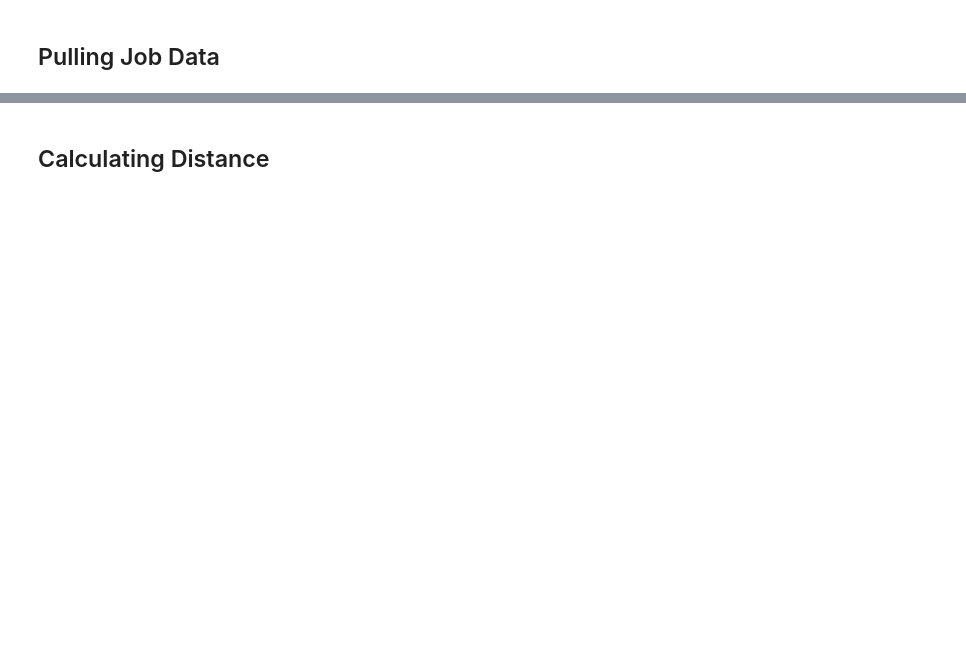
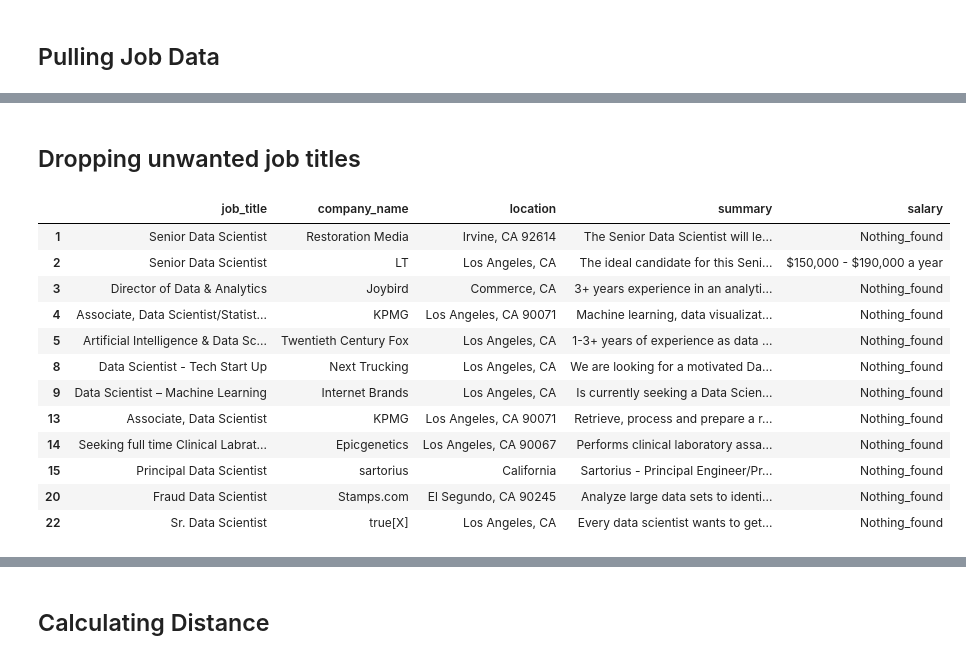
Before and after one commit to espin086/2_itsfriday, a Jupyter notebook: 1_src/2_python/2_pull_indeed.ipynb, the cells around one changed output, grey strips where cells are left out. Saved outputs shown, nothing was run; the diff lists cells and outputs as text; code cells hidden in the pictures; blank space fills up the shorter version.

```diff
--- a/1_src/2_python/2_pull_indeed.ipynb
+++ b/1_src/2_python/2_pull_indeed.ipynb
@@ -98,0 +102,27 @@ sample_df
+# %% [markdown]
+## Dropping unwanted job titles
+# %%
+
+sample_df = sample_df[(sample_df["job_title"] != "Account Director") &
+                       (~sample_df["job_title"].str.contains('Software Engineer')) &
+                      (~sample_df["job_title"].str.contains('Intern')) &
+                      (~sample_df["job_title"].str.contains('Engineer')) &
+                      (~sample_df["job_title"].str.contains('Research')) &
+                     (~sample_df["job_title"].str.contains('Manager')) &
+                     (~sample_df["job_title"].str.contains('Analyst'))]
+
+sample_df
+# %% [output]
+|  | job_title | company_name | location | summary | salary |
+| 1 | Senior Data Scientist | Restoration Media | Irvine, CA 92614 | The Senior Data Scientist will le... | Nothing_found |
+| 2 | Senior Data Scientist | LT | Los Angeles, CA | The ideal candidate for this Seni... | $150,000 - $190,000 a year |
+| 3 | Director of Data & Analytics | Joybird | Commerce, CA | 3+ years experience in an analyti... | Nothing_found |
+| 4 | Associate, Data Scientist/Statist... | KPMG | Los Angeles, CA 90071 | Machine learning, data visualizat... | Nothing_found |
+| 5 | Artificial Intelligence & Data Sc... | Twentieth Century Fox | Los Angeles, CA | 1-3+ years of experience as data ... | Nothing_found |
+| 8 | Data Scientist - Tech Start Up | Next Trucking | Los Angeles, CA | We are looking for a motivated Da... | Nothing_found |
+| 9 | Data Scientist – Machine Learning | Internet Brands | Los Angeles, CA | Is currently seeking a Data Scien... | Nothing_found |
+| 13 | Associate, Data Scientist | KPMG | Los Angeles, CA 90071 | Retrieve, process and prepare a r... | Nothing_found |
+| 14 | Seeking full time Clinical Labrat... | Epicgenetics | Los Angeles, CA 90067 | Performs clinical laboratory assa... | Nothing_found |
+| 15 | Principal Data Scientist | sartorius | California | Sartorius - Principal Engineer/Pr... | Nothing_found |
+| 20 | Fraud Data Scientist | Stamps.com | El Segundo, CA 90245 | Analyze large data sets to identi... | Nothing_found |
+| 22 | Sr. Data Scientist | true[X] | Los Angeles, CA | Every data scientist wants to get... | Nothing_found |
```
Also changed, not shown: parts of 9 cells of this notebook, 3 other files.
